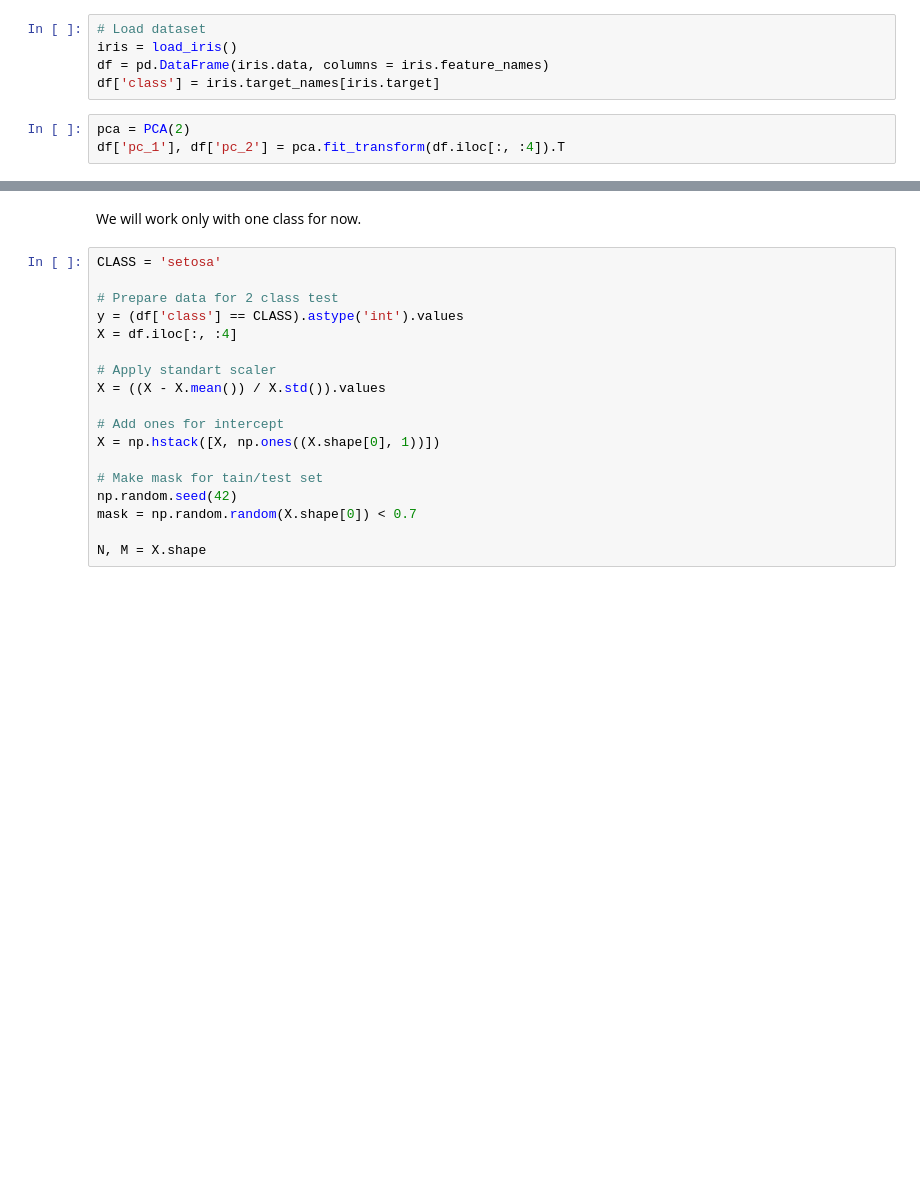
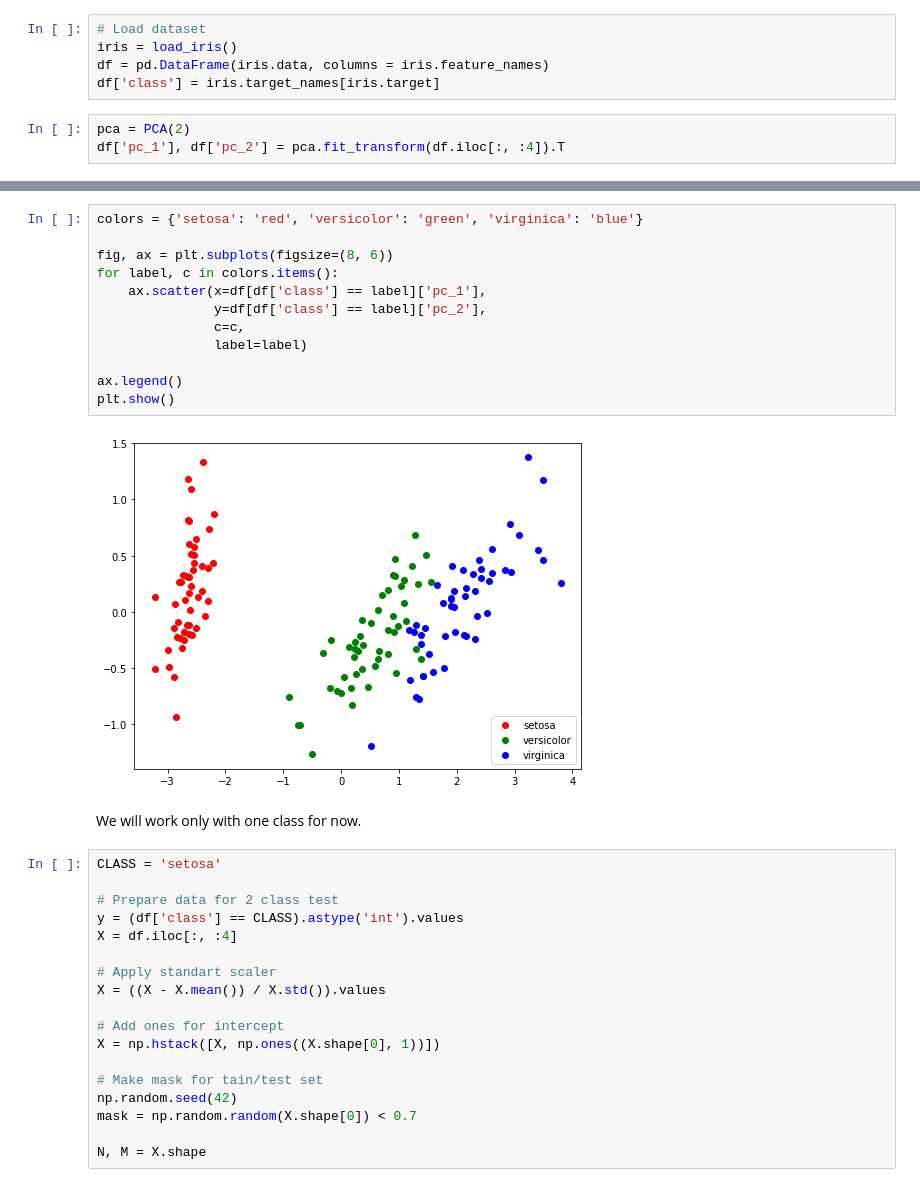
Before and after one commit to trokas/ai_primer, a Jupyter notebook: DNN.ipynb, the cells around one changed output, grey strips where cells are left out. Saved outputs shown, nothing was run; the diff lists cells and outputs as text; blank space fills up the shorter version.

```diff
--- a/DNN.ipynb
+++ b/DNN.ipynb
@@ -115,3 +109,17 @@ df.iplot(x='pc_1', y='pc_2', categories='class')
+# %%
+colors = {'setosa': 'red', 'versicolor': 'green', 'virginica': 'blue'}
+
+fig, ax = plt.subplots(figsize=(8, 6))
+for label, c in colors.items():
+    ax.scatter(x=df[df['class'] == label]['pc_1'],
+               y=df[df['class'] == label]['pc_2'],
+               c=c,
+               label=label)
+
+ax.legend()
+plt.show()
+# %% [output]
+[figure, added]
 # %% [markdown]
 We will work only with one class for now.
 # %%
```
Also changed, not shown: parts of 2 cells of this notebook, 1 other file.
